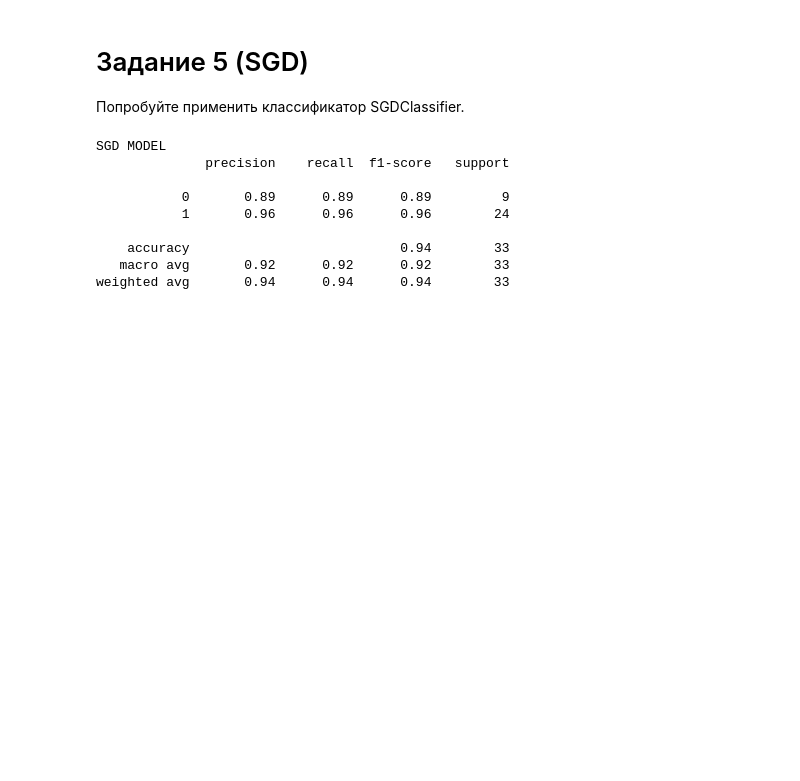
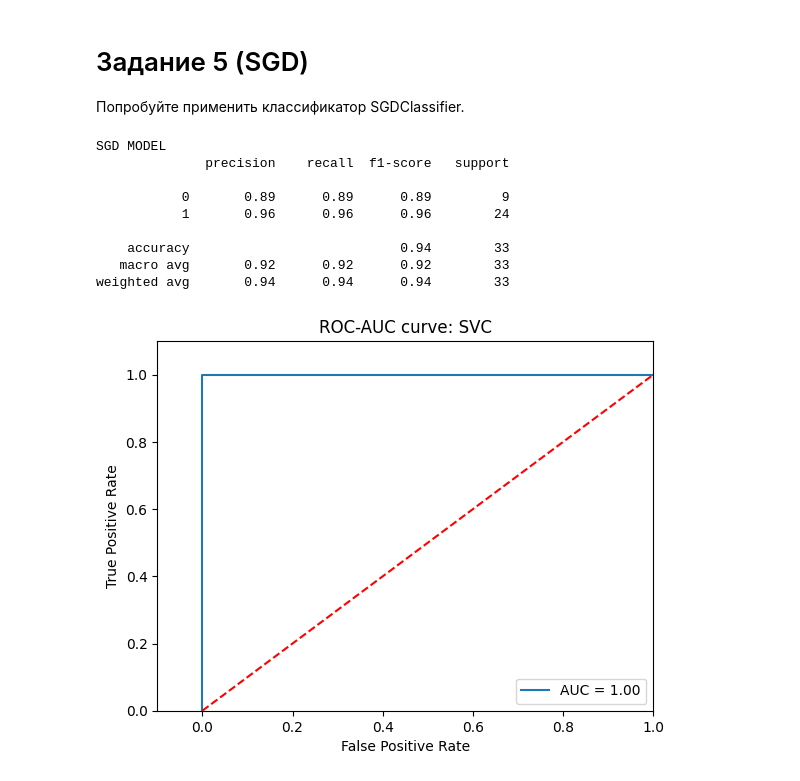
Before and after one commit to vixbi/machinelearning, a Jupyter notebook: HW3_Shumakova_ML.ipynb, the cells around one changed output. Cells and saved outputs as stored; diff of their text form; code cells hidden in the pictures; blank space fills up the shorter version.

```diff
--- a/HW3_Shumakova_ML.ipynb
+++ b/HW3_Shumakova_ML.ipynb
@@ -339,7 +345,7 @@ weighted avg       0.94      0.94      0.94        33
 # Задание 5 (SGD)
 Попробуйте применить классификатор SGDClassifier.
 # %%
-SGD_model = SGDClassifier().fit(X_train, y_train)
+SGD_model = SGDClassifier(loss='log_loss').fit(X_train, y_train)
 predicted_classes_sgd = log_reg.predict(X_test)
 
 print(color.BOLD + 'SGD MODEL' + color.END)
@@ -354,3 +360,12 @@ SGD MODEL
     accuracy                           0.94        33
    macro avg       0.92      0.92      0.92        33
 weighted avg       0.94      0.94      0.94        33
+# %%
+y_probas_sgd = SGD_model.predict_proba(X_test)[:, 1]
+fpr_sgd, tpr_sgd, thresholds_sgd = metrics.roc_curve(y_test, y_probas_sgd)
+roc_auc_score_sgd = metrics.roc_auc_score(y_test, y_probas_sgd)
+
+roc_auc_plot('ROC-AUC curve: SVC', fpr_sgd, tpr_sgd,
+             'AUC = %0.2f', roc_auc_score_sgd)
+# %% [output]
+[figure, added]
```
Also changed, not shown: parts of 12 cells of this notebook.
